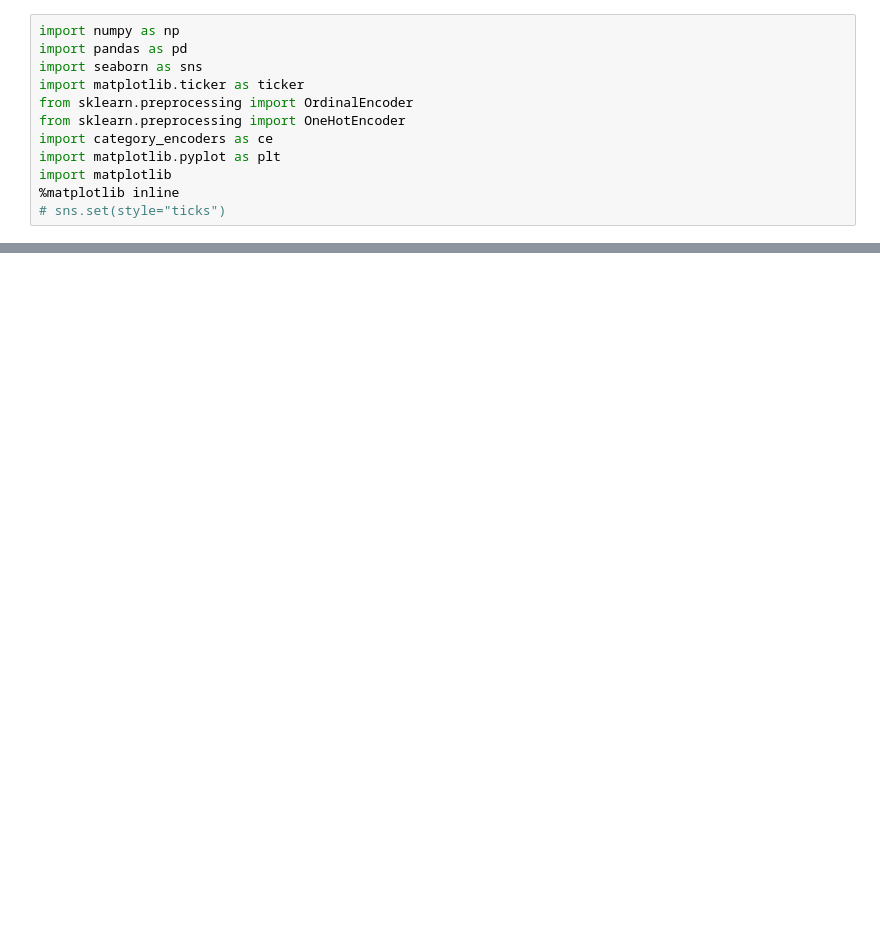
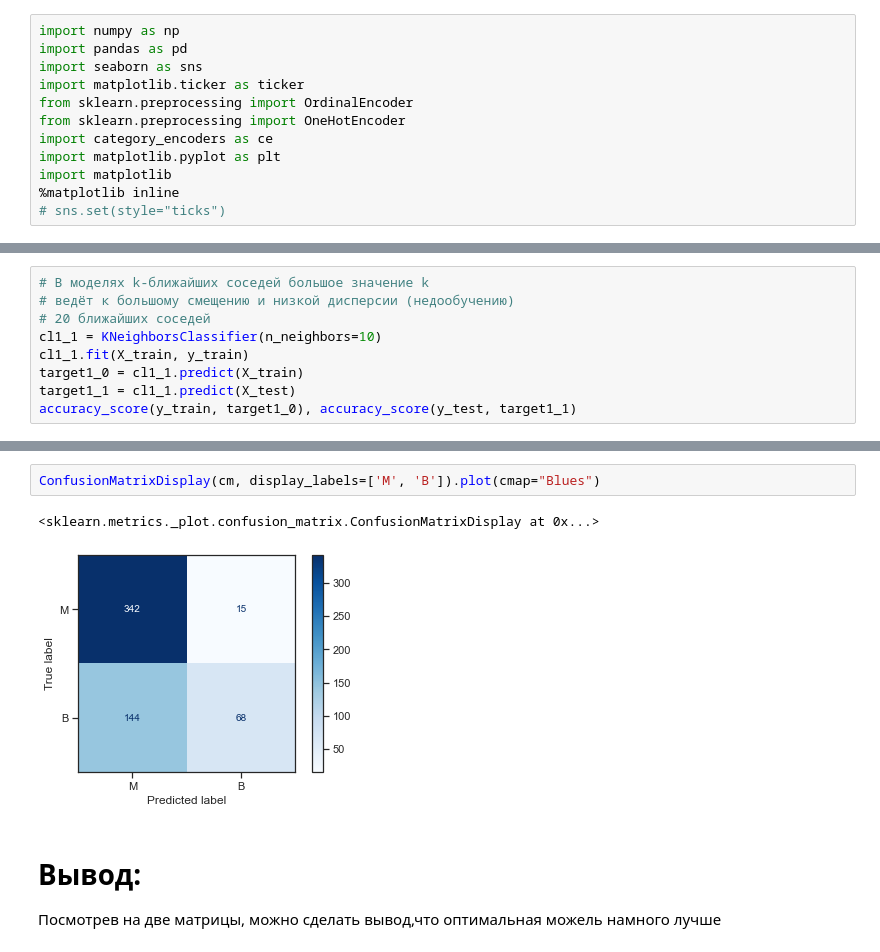
Before and after one commit to Vlad-prog-byte/Machine-Learning, a Jupyter notebook: LAB3/Untitled.ipynb, the cells around one changed output, grey strips where cells are left out. Cells and saved outputs as stored; diff of their text form; blank space fills up the shorter version.

```diff
--- a/LAB3/Untitled.ipynb
+++ b/LAB3/Untitled.ipynb
@@ -33,0 +115,9 @@ import matplotlib
+# %%
+# В моделях k-ближайших соседей большое значение k
+# ведёт к большому смещению и низкой дисперсии (недообучению)
+# 20 ближайших соседей
+cl1_1 = KNeighborsClassifier(n_neighbors=10)
+cl1_1.fit(X_train, y_train)
+target1_0 = cl1_1.predict(X_train)
+target1_1 = cl1_1.predict(X_test)
+accuracy_score(y_train, target1_0), accuracy_score(y_test, target1_1)
@@ -33,0 +351,8 @@ import matplotlib
+# %%
+ConfusionMatrixDisplay(cm, display_labels=['M', 'B']).plot(cmap="Blues")
+# %% [output]
+<sklearn.metrics._plot.confusion_matrix.ConfusionMatrixDisplay at 0x...>
+[figure, added]
+# %% [markdown]
+#  Вывод:
+Посмотрев на две матрицы, можно сделать вывод,что оптимальная можель намного лучше
```
Also changed, not shown: parts of 39 cells of this notebook, 2 other files.
